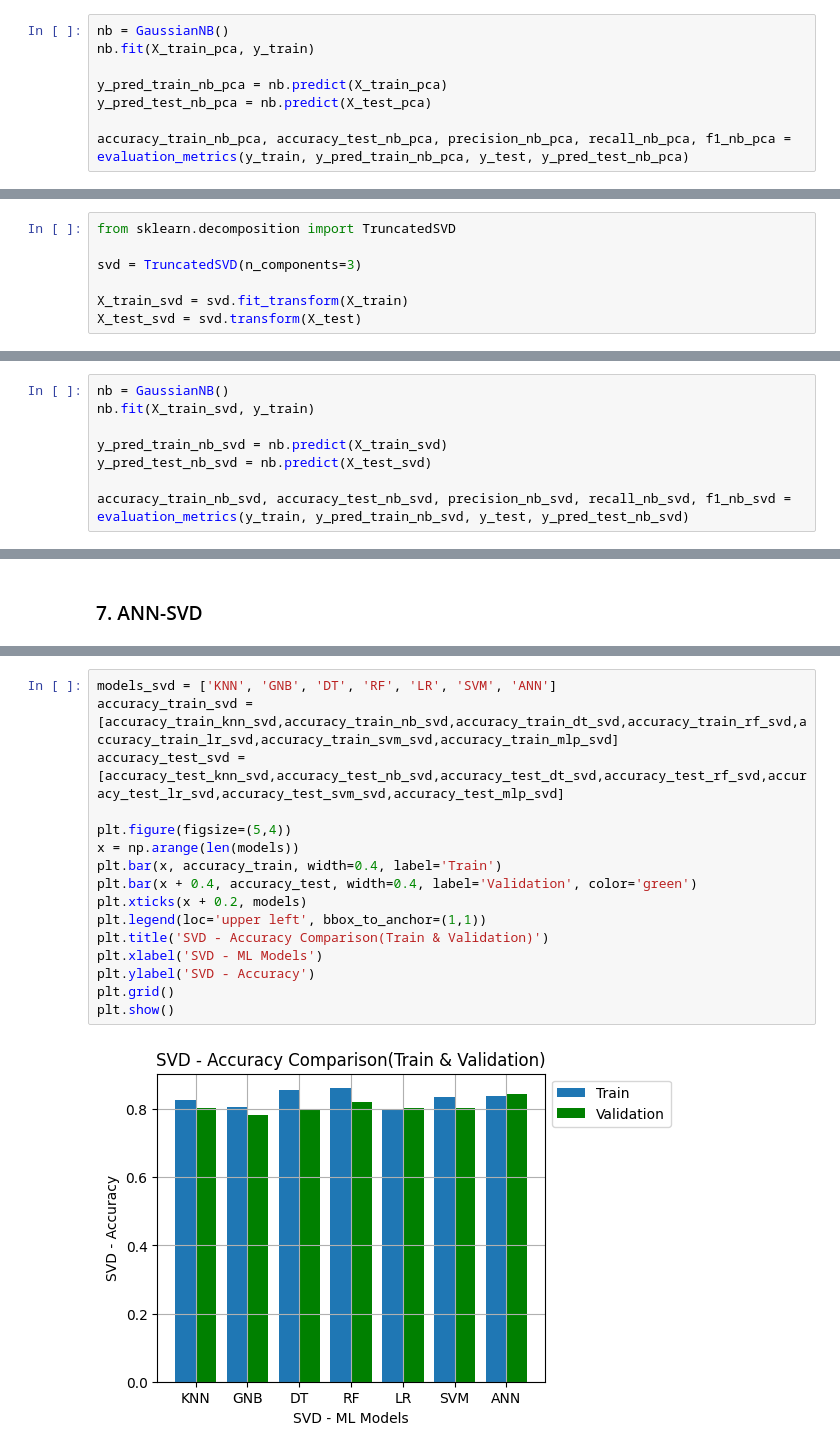
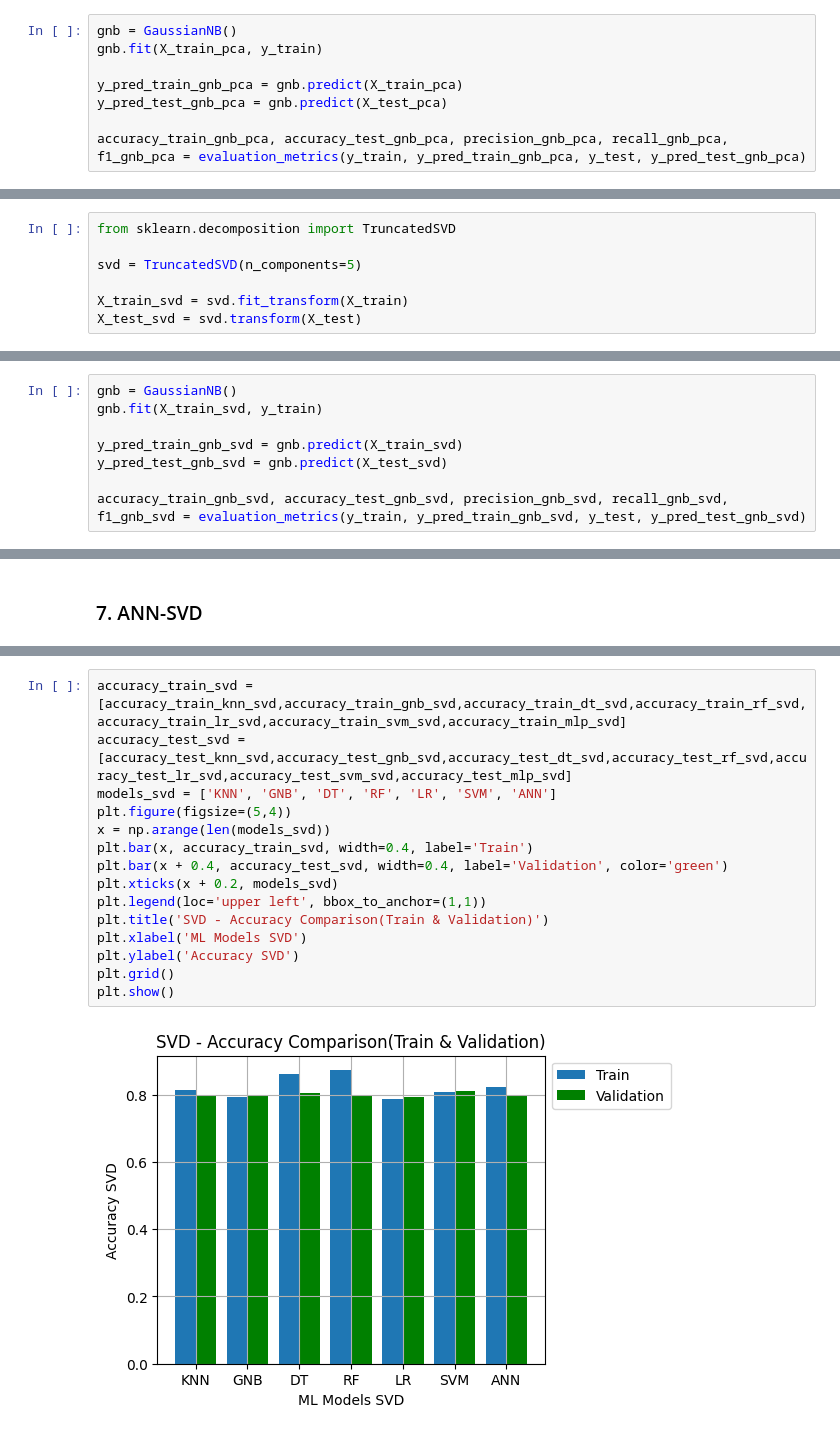
Before and after one commit to nilujafari/ML, a Jupyter notebook: titanic_survival/main.ipynb, the cells around one changed output, grey strips where cells are left out. Saved outputs shown, nothing was run; the diff lists cells and outputs as text.

```diff
--- a/titanic_survival/main.ipynb
+++ b/titanic_survival/main.ipynb
@@ -604,12 +632,12 @@ weighted avg       0.79      0.79      0.79       179
 # %% [markdown]
 ### 2. GaussianNB-PCA
 # %%
-nb = GaussianNB()
-nb.fit(X_train_pca, y_train)
+gnb = GaussianNB()
+gnb.fit(X_train_pca, y_train)
 
-y_pred_train_nb_pca = nb.predict(X_train_pca)
-y_pred_test_nb_pca = nb.predict(X_test_pca)
+y_pred_train_gnb_pca = gnb.predict(X_train_pca)
+y_pred_test_gnb_pca = gnb.predict(X_test_pca)
 
-accuracy_train_nb_pca, accuracy_test_nb_pca, precision_nb_pca, recall_nb_pca, f1_nb_pca = evaluation_metrics(y_train, y_pred_train_nb_pca, y_test, y_pred_test_nb_pca)
+accuracy_train_gnb_pca, accuracy_test_gnb_pca, precision_gnb_pca, recall_gnb_pca, f1_gnb_pca = evaluation_metrics(y_train, y_pred_train_gnb_pca, y_test, y_pred_test_gnb_pca)
 # %% [output]
 Accuracy Train: 0.7935393258426966
@@ -823,7 +895,7 @@ plt.show()
 # %%
 from sklearn.decomposition import TruncatedSVD
 
-svd = TruncatedSVD(n_components=3)
+svd = TruncatedSVD(n_components=5)
 
 X_train_svd = svd.fit_transform(X_train)
 X_test_svd = svd.transform(X_test)
@@ -864,11 +936,11 @@ weighted avg       0.74      0.74      0.74       179
 # %% [markdown]
 ### 2. GaussianNB-SVD
 # %%
-nb = GaussianNB()
-nb.fit(X_train_svd, y_train)
+gnb = GaussianNB()
+gnb.fit(X_train_svd, y_train)
 
-y_pred_train_nb_svd = nb.predict(X_train_svd)
-y_pred_test_nb_svd = nb.predict(X_test_svd)
+y_pred_train_gnb_svd = gnb.predict(X_train_svd)
+y_pred_test_gnb_svd = gnb.predict(X_test_svd)
 
-accuracy_train_nb_svd, accuracy_test_nb_svd, precision_nb_svd, recall_nb_svd, f1_nb_svd = evaluation_metrics(y_train, y_pred_train_nb_svd, y_test, y_pred_test_nb_svd)
+accuracy_train_gnb_svd, accuracy_test_gnb_svd, precision_gnb_svd, recall_gnb_svd, f1_gnb_svd = evaluation_metrics(y_train, y_pred_train_gnb_svd, y_test, y_pred_test_gnb_svd)
 # %% [output]
@@ -1064,18 +1136,17 @@ results_svd
 # %%
+accuracy_train_svd = [accuracy_train_knn_svd,accuracy_train_gnb_svd,accuracy_train_dt_svd,accuracy_train_rf_svd,accuracy_train_lr_svd,accuracy_train_svm_svd,accuracy_train_mlp_svd]
+accuracy_test_svd = [accuracy_test_knn_svd,accuracy_test_gnb_svd,accuracy_test_dt_svd,accuracy_test_rf_svd,accuracy_test_lr_svd,accuracy_test_svm_svd,accuracy_test_mlp_svd]
 models_svd = ['KNN', 'GNB', 'DT', 'RF', 'LR', 'SVM', 'ANN']
-accuracy_train_svd = [accuracy_train_knn_svd,accuracy_train_nb_svd,accuracy_train_dt_svd,accuracy_train_rf_svd,accuracy_train_lr_svd,accuracy_train_svm_svd,accuracy_train_mlp_svd]
-accuracy_test_svd = [accuracy_test_knn_svd,accuracy_test_nb_svd,accuracy_test_dt_svd,accuracy_test_rf_svd,accuracy_test_lr_svd,accuracy_test_svm_svd,accuracy_test_mlp_svd]
-
 plt.figure(figsize=(5,4))
-x = np.arange(len(models))
-plt.bar(x, accuracy_train, width=0.4, label='Train')
-plt.bar(x + 0.4, accuracy_test, width=0.4, label='Validation', color='green')
-plt.xticks(x + 0.2, models)
+x = np.arange(len(models_svd))
+plt.bar(x, accuracy_train_svd, width=0.4, label='Train')
+plt.bar(x + 0.4, accuracy_test_svd, width=0.4, label='Validation', color='green')
+plt.xticks(x + 0.2, models_svd)
 plt.legend(loc='upper left', bbox_to_anchor=(1,1))
 plt.title('SVD - Accuracy Comparison(Train & Validation)')
-plt.xlabel('SVD - ML Models')
-plt.ylabel('SVD - Accuracy')
+plt.xlabel('ML Models SVD')
+plt.ylabel('Accuracy SVD')
 plt.grid()
 plt.show()
 # %% [output]
-[figure, old version]
+[figure, new version]
```
Also changed, not shown: parts of 64 cells of this notebook.
